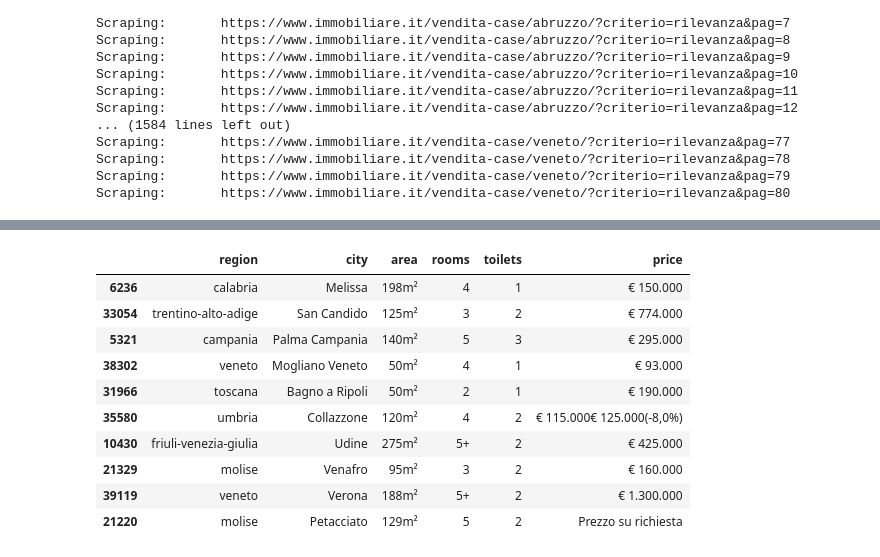
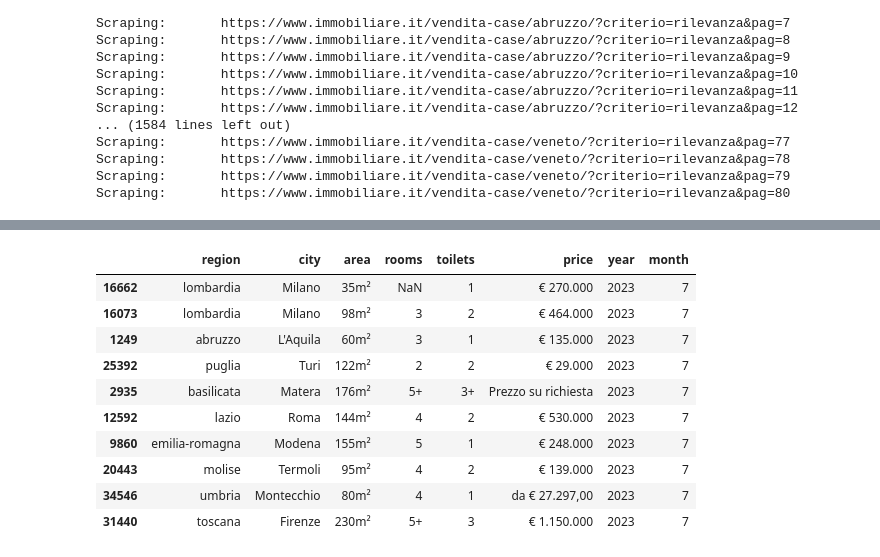
Before and after one commit to andrea-bavetta/3_Webscraping-realestate, a Jupyter notebook: Immobiliare_scraping.ipynb, the cells around one changed output, grey strips where cells are left out. Drawn from its saved outputs; the diff is of its cells as text; code cells hidden in the pictures.

```diff
--- a/Immobiliare_scraping.ipynb
+++ b/Immobiliare_scraping.ipynb
@@ -139,19 +140,21 @@ df.sample(10)
 df['city'] = df["advertisement"].apply(lambda x: x.split(',')[-1])
 # %%
 df = df[['region','city','area','rooms','toilets','price']]
+df['year'] = date.today().year
+df['month'] = date.today().month
 df.sample(10)
 # %% [output]
-|  | region | city | area | rooms | toilets | price |
-| 6236 | calabria | Melissa | 198m² | 4 | 1 | € 150.000 |
-| 33054 | trentino-alto-adige | San Candido | 125m² | 3 | 2 | € 774.000 |
-| 5321 | campania | Palma Campania | 140m² | 5 | 3 | € 295.000 |
-| 38302 | veneto | Mogliano Veneto | 50m² | 4 | 1 | € 93.000 |
-| 31966 | toscana | Bagno a Ripoli | 50m² | 2 | 1 | € 190.000 |
-| 35580 | umbria | Collazzone | 120m² | 4 | 2 | € 115.000€ 125.000(-8,0%) |
-| 10430 | friuli-venezia-giulia | Udine | 275m² | 5+ | 2 | € 425.000 |
-| 21329 | molise | Venafro | 95m² | 3 | 2 | € 160.000 |
-| 39119 | veneto | Verona | 188m² | 5+ | 2 | € 1.300.000 |
-| 21220 | molise | Petacciato | 129m² | 5 | 2 | Prezzo su richiesta |
+|  | region | city | area | rooms | toilets | price | year | month |
+| 16662 | lombardia | Milano | 35m² | NaN | 1 | € 270.000 | 2023 | 7 |
+| 16073 | lombardia | Milano | 98m² | 3 | 2 | € 464.000 | 2023 | 7 |
+| 1249 | abruzzo | L'Aquila | 60m² | 3 | 1 | € 135.000 | 2023 | 7 |
+| 25392 | puglia | Turi | 122m² | 2 | 2 | € 29.000 | 2023 | 7 |
+| 2935 | basilicata | Matera | 176m² | 5+ | 3+ | Prezzo su richiesta | 2023 | 7 |
+| 12592 | lazio | Roma | 144m² | 4 | 2 | € 530.000 | 2023 | 7 |
+| 9860 | emilia-romagna | Modena | 155m² | 5 | 1 | € 248.000 | 2023 | 7 |
+| 20443 | molise | Termoli | 95m² | 4 | 2 | € 139.000 | 2023 | 7 |
+| 34546 | umbria | Montecchio | 80m² | 4 | 1 | da € 27.297,00 | 2023 | 7 |
+| 31440 | toscana | Firenze | 230m² | 5+ | 3 | € 1.150.000 | 2023 | 7 |
 # %%
 #SAVE INTO CSV FORMAT
 
```
Also changed, not shown: parts of 3 cells of this notebook, 3 other files.
